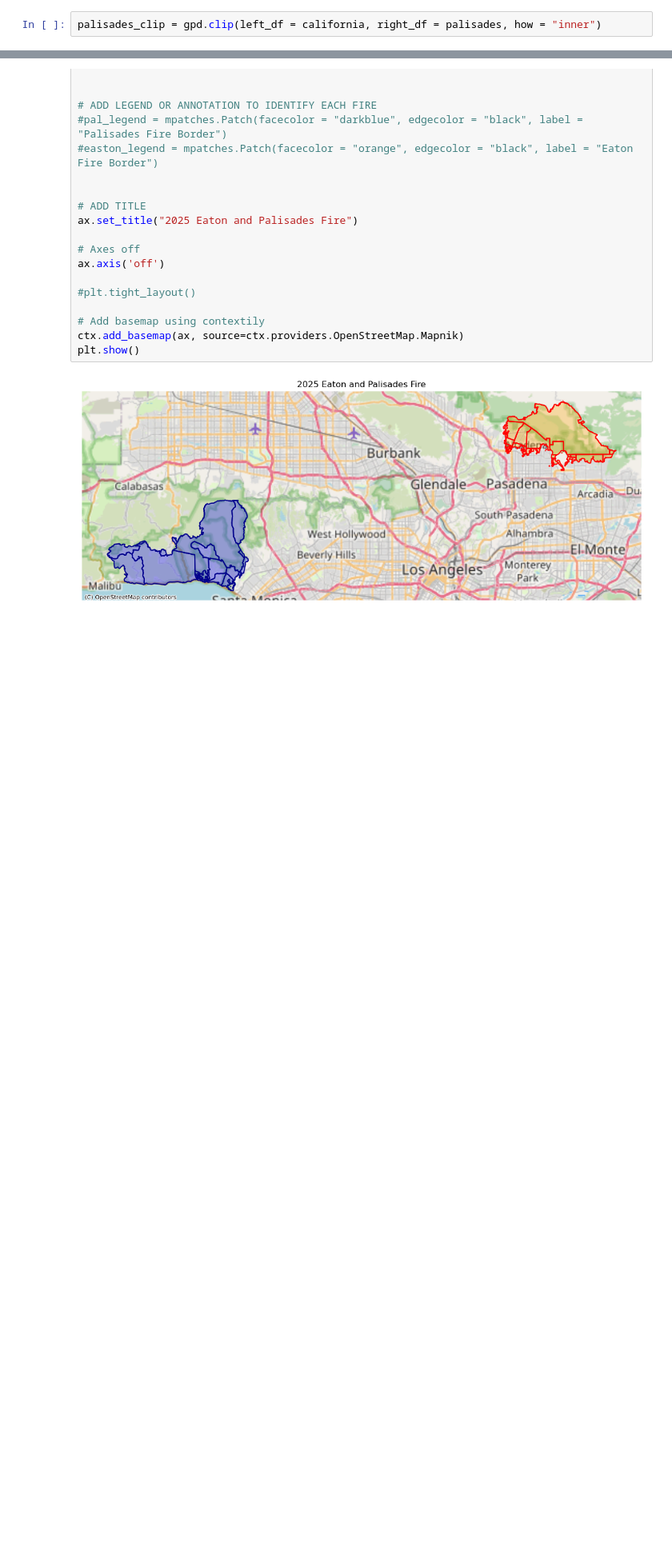
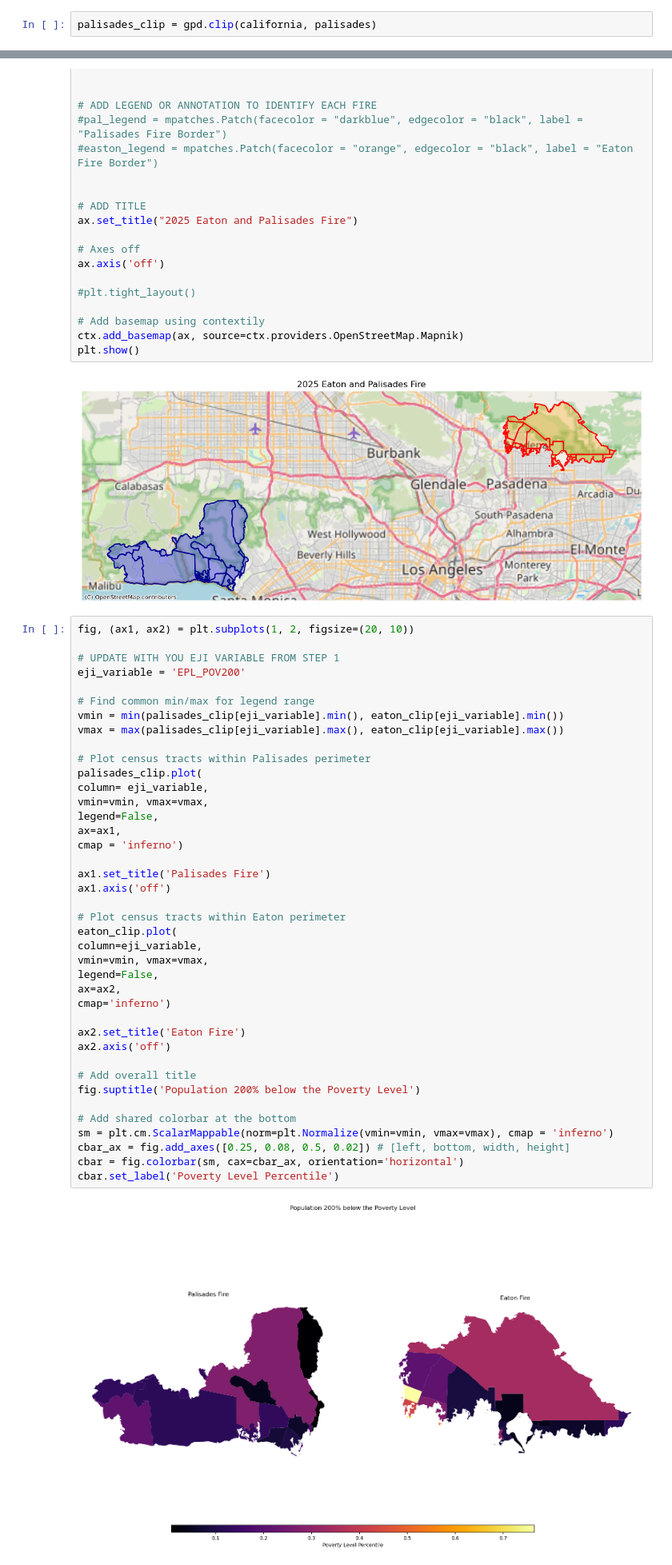
Before and after one commit to marietolteca00/eds220-2025-sections, a Jupyter notebook: week8-wildfires.ipynb, the cells around one changed output, grey strips where cells are left out. Shown at 80% size. Drawn from its saved outputs; the diff is of its cells as text; blank space fills up the shorter version.

```diff
--- a/week8-wildfires.ipynb
+++ b/week8-wildfires.ipynb
@@ -98,7 +98,7 @@ eatonjoin.head()
 # %% [markdown]
 # Polygon clipping
 # %%
-palisades_clip = gpd.clip(left_df = california, right_df = palisades, how = "inner")
+palisades_clip = gpd.clip(california, palisades)
 # %%
 fig, ax = plt.subplots(figsize = (10, 8))
 palisades_clip.plot(ax=ax, facecolor = "red", edgecolor = "blue", linewidth = 1, alpha = 0.6)
@@ -190,3 +190,45 @@ ctx.add_basemap(ax, source=ctx.providers.OpenStreetMap.Mapnik)
 plt.show()
 # %% [output]
 [figure]
+# %%
+fig, (ax1, ax2) = plt.subplots(1, 2, figsize=(20, 10))
+
+# UPDATE WITH YOU EJI VARIABLE FROM STEP 1
+eji_variable = 'EPL_POV200'
+
+# Find common min/max for legend range
+vmin = min(palisades_clip[eji_variable].min(), eaton_clip[eji_variable].min())
+vmax = max(palisades_clip[eji_variable].max(), eaton_clip[eji_variable].max())
+
+# Plot census tracts within Palisades perimeter
+palisades_clip.plot(
+column= eji_variable,
+vmin=vmin, vmax=vmax,
+legend=False,
+ax=ax1,
+cmap = 'inferno')
+
+ax1.set_title('Palisades Fire')
+ax1.axis('off')
+
+# Plot census tracts within Eaton perimeter
+eaton_clip.plot(
+column=eji_variable,
+vmin=vmin, vmax=vmax,
+legend=False,
+ax=ax2,
+cmap='inferno')
+
+ax2.set_title('Eaton Fire')
+ax2.axis('off')
+
+# Add overall title
+fig.suptitle('Population 200% below the Poverty Level')
+
+# Add shared colorbar at the bottom
+sm = plt.cm.ScalarMappable(norm=plt.Normalize(vmin=vmin, vmax=vmax), cmap = 'inferno')
+cbar_ax = fig.add_axes([0.25, 0.08, 0.5, 0.02]) # [left, bottom, width, height]
+cbar = fig.colorbar(sm, cax=cbar_ax, orientation='horizontal')
+cbar.set_label('Poverty Level Percentile')
+# %% [output]
+[figure, added]
```
